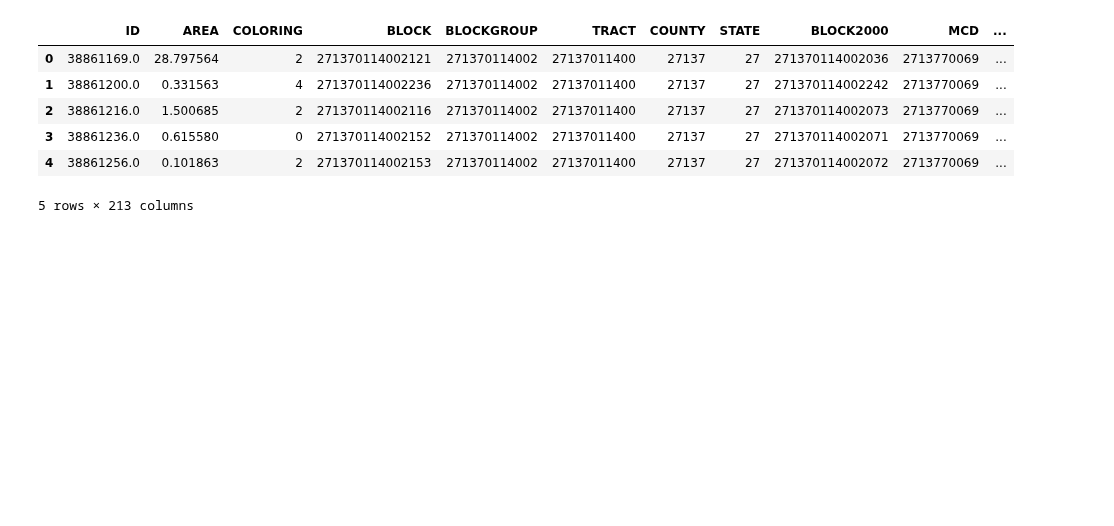
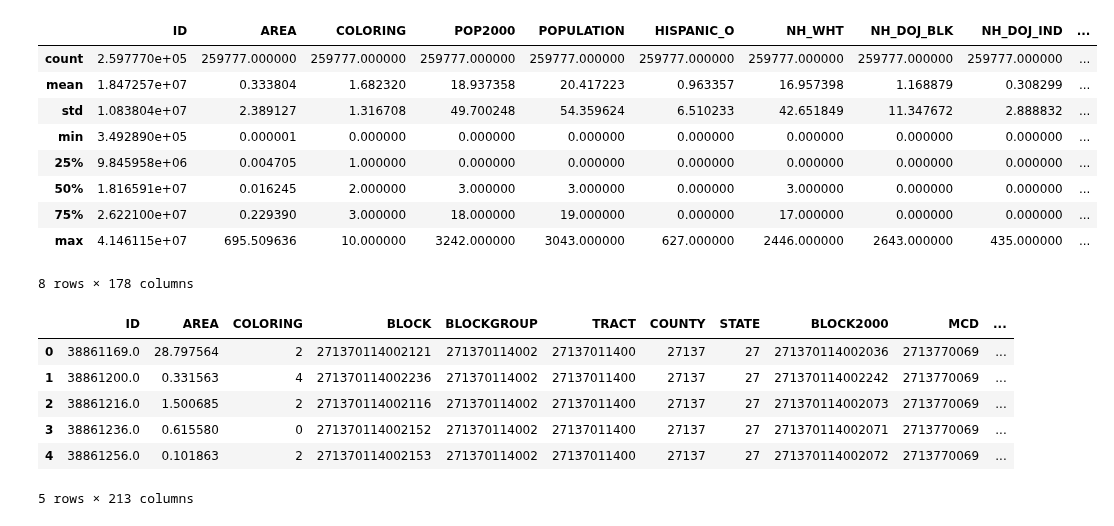
Before and after one commit to alvern/Group_Project_Grad_Rates, a Jupyter notebook: census_blocks.ipynb, the cells around one changed output. Saved outputs shown, nothing was run; the diff lists cells and outputs as text; code cells hidden in the pictures; blank space fills up the shorter version.

```diff
--- a/census_blocks.ipynb
+++ b/census_blocks.ipynb
@@ -9,0 +7,19 @@ shp_df = gpd.read_file(file)
+# %%
+census = "Resources/society_redistricting_2010.gpkg"
+school_areas = "Resources/bdry_school_attendance_areas.gpkg"
+
+census_block_df = gpd.read_file(census)
+school_area_df = gpd.read_file(school_areas)
+# %%
+census_block_df.describe()
+# %% [output]
+|  | ID | AREA | COLORING | POP2000 | POPULATION | HISPANIC_O | NH_WHT | NH_DOJ_BLK | NH_DOJ_IND | ... |
+| count | 2.597770e+05 | 259777.000000 | 259777.000000 | 259777.000000 | 259777.000000 | 259777.000000 | 259777.000000 | 259777.000000 | 259777.000000 | ... |
+| mean | 1.847257e+07 | 0.333804 | 1.682320 | 18.937358 | 20.417223 | 0.963357 | 16.957398 | 1.168879 | 0.308299 | ... |
+| std | 1.083804e+07 | 2.389127 | 1.316708 | 49.700248 | 54.359624 | 6.510233 | 42.651849 | 11.347672 | 2.888832 | ... |
+| min | 3.492890e+05 | 0.000001 | 0.000000 | 0.000000 | 0.000000 | 0.000000 | 0.000000 | 0.000000 | 0.000000 | ... |
+| 25% | 9.845958e+06 | 0.004705 | 1.000000 | 0.000000 | 0.000000 | 0.000000 | 0.000000 | 0.000000 | 0.000000 | ... |
+| 50% | 1.816591e+07 | 0.016245 | 2.000000 | 3.000000 | 3.000000 | 0.000000 | 3.000000 | 0.000000 | 0.000000 | ... |
+| 75% | 2.622100e+07 | 0.229390 | 3.000000 | 18.000000 | 19.000000 | 0.000000 | 17.000000 | 0.000000 | 0.000000 | ... |
+| max | 4.146115e+07 | 695.509636 | 10.000000 | 3242.000000 | 3043.000000 | 627.000000 | 2446.000000 | 2643.000000 | 435.000000 | ... |
+8 rows × 178 columns
```
Also changed, not shown: parts of 12 cells of this notebook, 3 other files.
